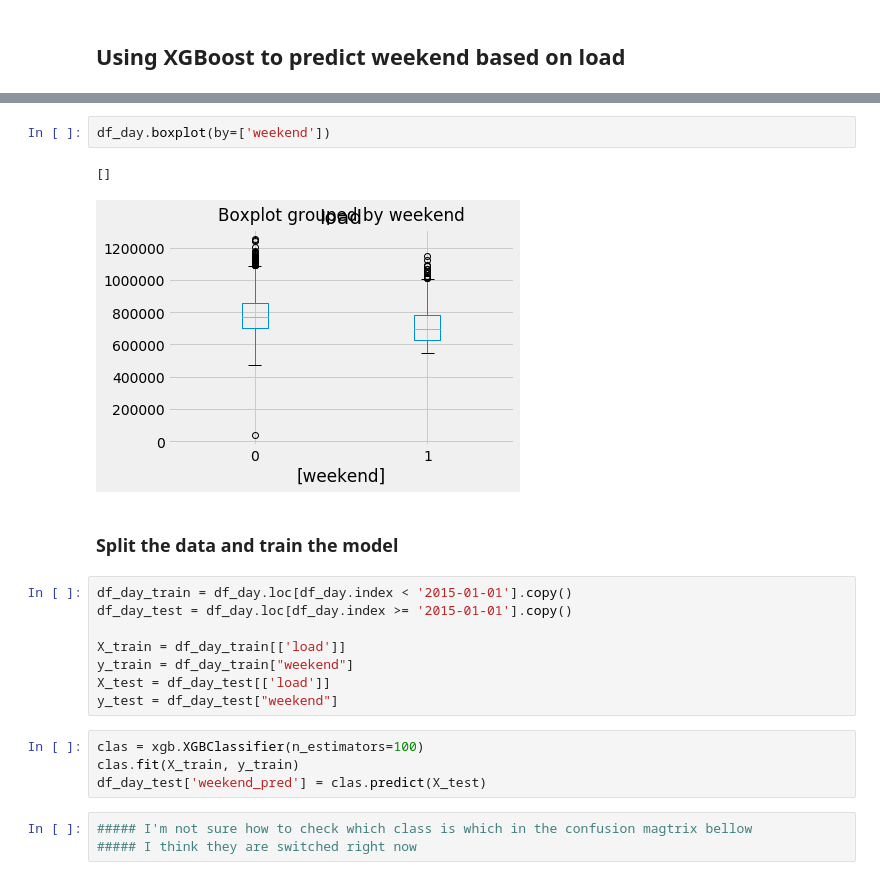
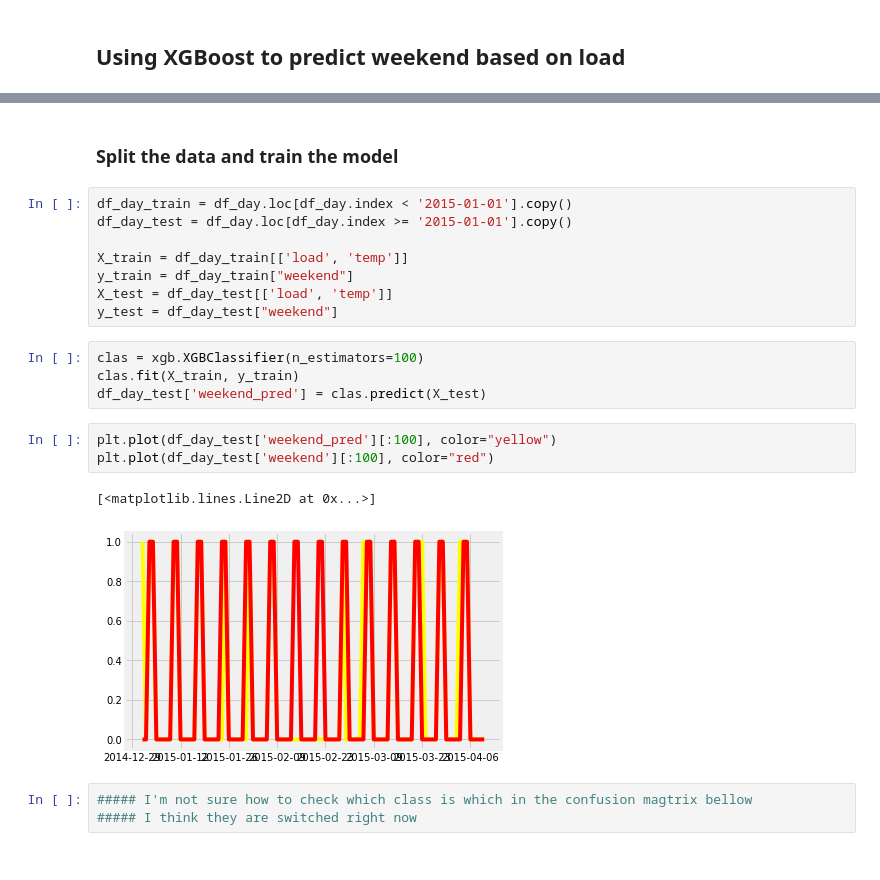
Before and after one commit to robmoratore/ShellDnA, a Jupyter notebook: Shell_Dna_EnergyLoad.ipynb, the cells around one changed output, grey strips where cells are left out. Drawn from its saved outputs; the diff is of its cells as text.

```diff
--- a/Shell_Dna_EnergyLoad.ipynb
+++ b/Shell_Dna_EnergyLoad.ipynb
@@ -433,22 +415,23 @@ df_day.head()
-# %%
-df_day.boxplot(by=['weekend'])
-# %% [output]
-[]
-[figure, removed]
 # %% [markdown]
 ### Split the data and train the model
 # %%
 df_day_train = df_day.loc[df_day.index < '2015-01-01'].copy()
 df_day_test = df_day.loc[df_day.index >= '2015-01-01'].copy()
 
-X_train = df_day_train[['load']]
+X_train = df_day_train[['load', 'temp']]
 y_train = df_day_train["weekend"]
-X_test = df_day_test[['load']]
+X_test = df_day_test[['load', 'temp']]
 y_test = df_day_test["weekend"]
 # %%
 clas = xgb.XGBClassifier(n_estimators=100)
 clas.fit(X_train, y_train)
 df_day_test['weekend_pred'] = clas.predict(X_test)
+# %%
+plt.plot(df_day_test['weekend_pred'][:100], color="yellow")
+plt.plot(df_day_test['weekend'][:100], color="red")
+# %% [output]
+[<matplotlib.lines.Line2D at 0x...>]
+[figure, added]
 # %%
 ##### I'm not sure how to check which class is which in the confusion magtrix bellow
 ##### I think they are switched right now
```
Also changed, not shown: parts of 29 cells of this notebook, 13 other files.
